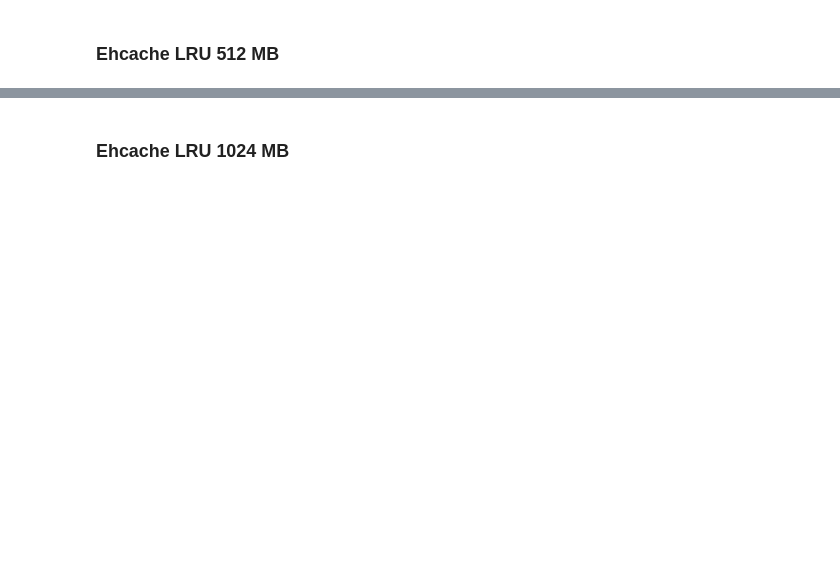
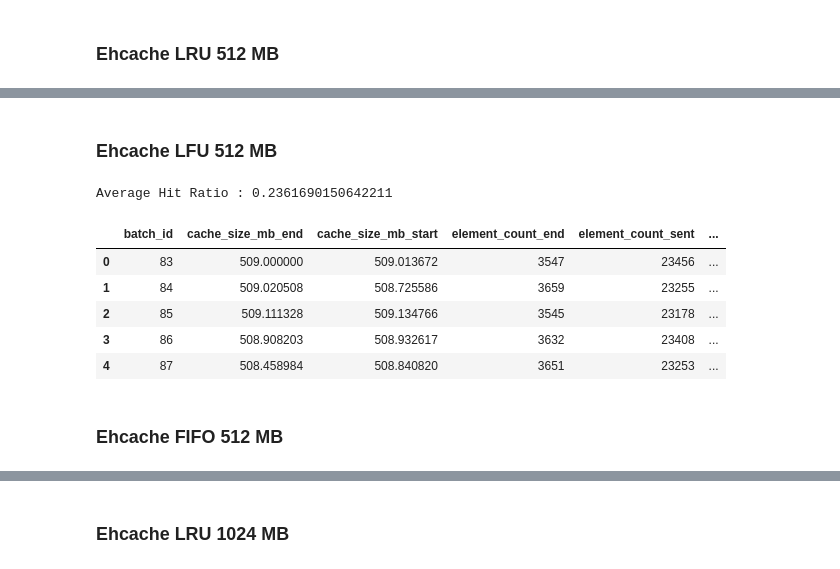
Before and after one commit to 1carew1/cachingrest_data_investigation, a Jupyter notebook: Cachingrest_Data_Investigation.ipynb, the cells around one changed output, grey strips where cells are left out. Cells and saved outputs as stored; diff of their text form; code cells hidden in the pictures; blank space fills up the shorter version.

```diff
--- a/Cachingrest_Data_Investigation.ipynb
+++ b/Cachingrest_Data_Investigation.ipynb
@@ -423,0 +446,15 @@ Average Hit Ratio : 0.25092608183195825
+# %% [markdown]
+### Ehcache LFU 512 MB
+# %%
+ehcache_lfu_512_data = crunch_the_data("ehcache", 512, "LFU")
+ehcache_lfu_512_data["agg_df"]
+# %% [output]
+Average Hit Ratio : 0.2361690150642211
+|  | batch_id | cache_size_mb_end | cache_size_mb_start | element_count_end | element_count_sent | ... |
+| 0 | 83 | 509.000000 | 509.013672 | 3547 | 23456 | ... |
+| 1 | 84 | 509.020508 | 508.725586 | 3659 | 23255 | ... |
+| 2 | 85 | 509.111328 | 509.134766 | 3545 | 23178 | ... |
+| 3 | 86 | 508.908203 | 508.932617 | 3632 | 23408 | ... |
+| 4 | 87 | 508.458984 | 508.840820 | 3651 | 23253 | ... |
+# %% [markdown]
+### Ehcache FIFO 512 MB
```
Also changed, not shown: parts of 57 cells of this notebook.
